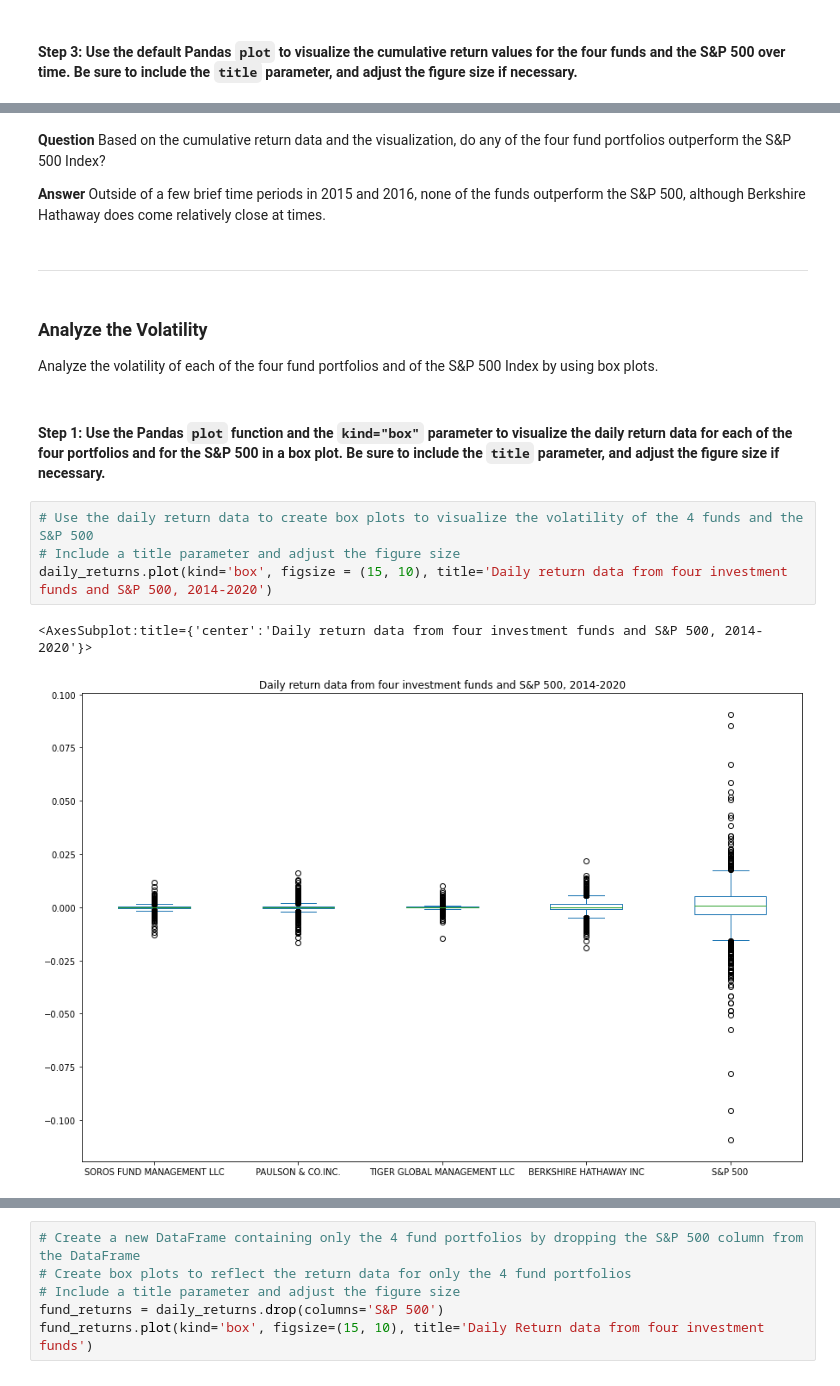
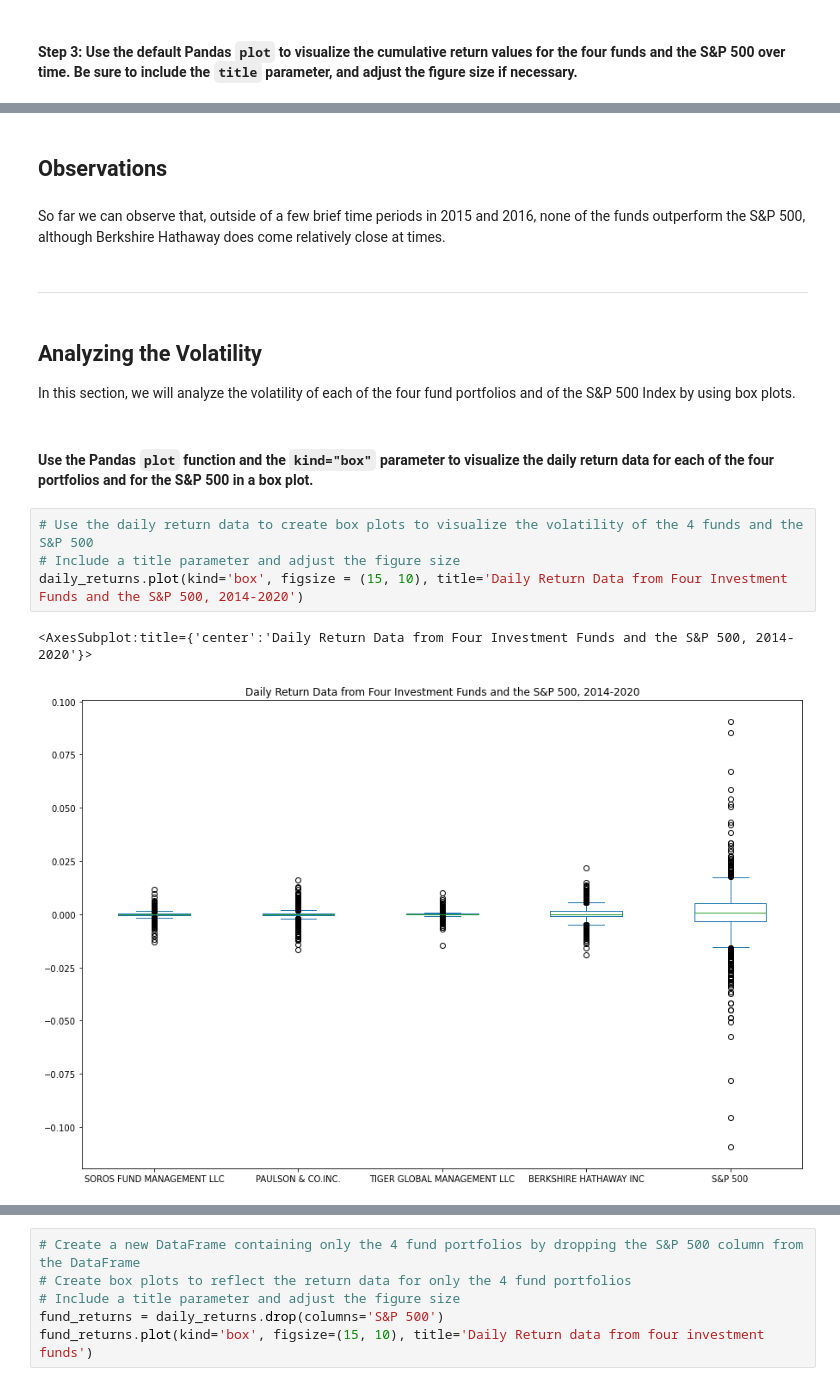
Before and after one commit to lydiaciummo/investment-fund-analysis, a Jupyter notebook: risk_return_analysis.ipynb, the cells around one changed output, grey strips where cells are left out. Saved outputs shown, nothing was run; the diff lists cells and outputs as text.

```diff
--- a/risk_return_analysis.ipynb
+++ b/risk_return_analysis.ipynb
@@ -190,20 +92,20 @@ ax.axhline(y=0, color='black')
+# %% [markdown]
+## Observations
 # %% [markdown]
-**Question** Based on the cumulative return data and the visualization, do any of the four fund portfolios outperform the S&P 500 Index?
-
-**Answer** Outside of a few brief time periods in 2015 and 2016, none of the funds outperform the S&P 500, although Berkshire Hathaway does come relatively close at times.
+So far we can observe that, outside of a few brief time periods in 2015 and 2016, none of the funds outperform the S&P 500, although Berkshire Hathaway does come relatively close at times.
 # %% [markdown]
 ---
 # %% [markdown]
-### Analyze the Volatility
+## Analyzing the Volatility
 
-Analyze the volatility of each of the four fund portfolios and of the S&P 500 Index by using box plots.
+In this section, we will analyze the volatility of each of the four fund portfolios and of the S&P 500 Index by using box plots.
 # %% [markdown]
-#### Step 1: Use the Pandas `plot` function and the `kind="box"` parameter to visualize the daily return data for each of the four portfolios and for the S&P 500 in a box plot. Be sure to include the `title` parameter, and adjust the figure size if necessary.
+#### Use the Pandas `plot` function and the `kind="box"` parameter to visualize the daily return data for each of the four portfolios and for the S&P 500 in a box plot.
 # %%
 # Use the daily return data to create box plots to visualize the volatility of the 4 funds and the S&P 500
 # Include a title parameter and adjust the figure size
-daily_returns.plot(kind='box', figsize = (15, 10), title='Daily return data from four investment funds and S&P 500, 2014-2020')
+daily_returns.plot(kind='box', figsize = (15, 10), title='Daily Return Data from Four Investment Funds and the S&P 500, 2014-2020')
 # %% [output]
-<AxesSubplot:title={'center':'Daily return data from four investment funds and S&P 500, 2014-2020'}>
+<AxesSubplot:title={'center':'Daily Return Data from Four Investment Funds and the S&P 500, 2014-2020'}>
-[figure, old version]
+[figure, new version]
 # %% [markdown]
```
Also changed, not shown: parts of 54 cells of this notebook.
